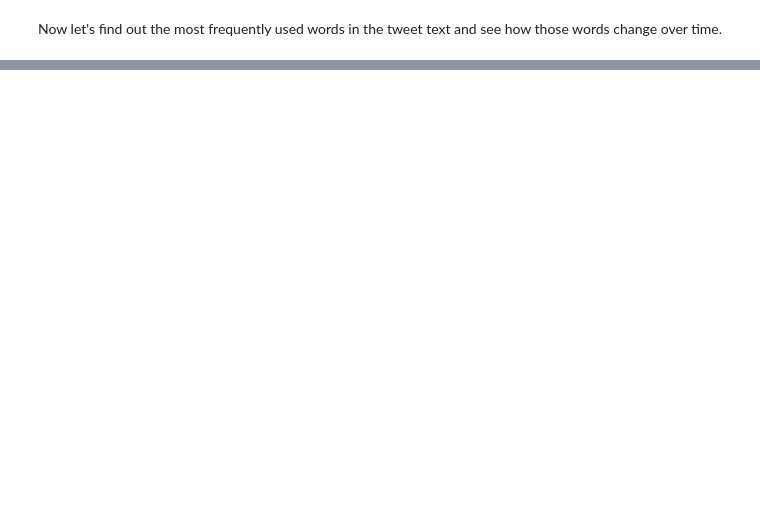
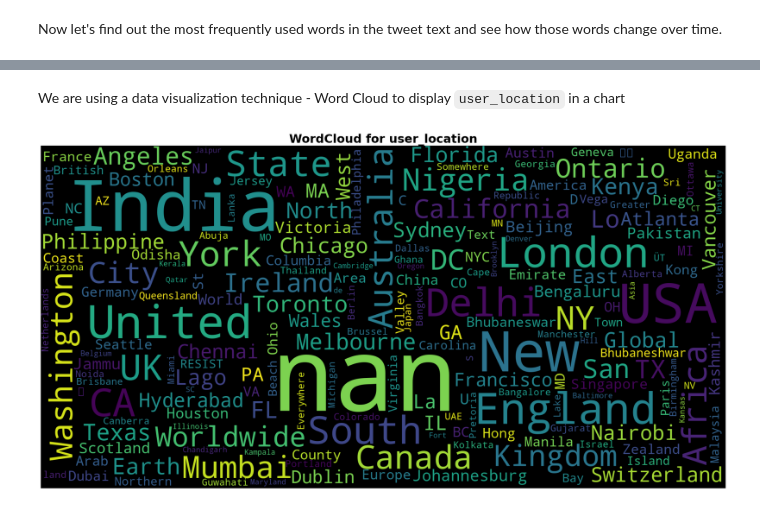
Before and after one commit to ZeroFuture/COVID-19-Tweets-Analysis, a Jupyter notebook: Final Project.ipynb, the cells around one changed output, grey strips where cells are left out. Cells and saved outputs as stored; diff of their text form; code cells hidden in the pictures; blank space fills up the shorter version.

```diff
--- a/Final Project.ipynb
+++ b/Final Project.ipynb
@@ -291,0 +340,19 @@ fig.show()
+# %% [markdown]
+We are using a data visualization technique - Word Cloud to display `user_location` in a chart
+# %%
+from wordcloud import WordCloud, STOPWORDS
+def wordcloud(string,title,color):
+    wc = WordCloud(background_color=color, width=2000,height=1000,mask=None,random_state=1,
+                   max_font_size=300,stopwords=stop_words,collocations=False).generate(string)
+    fig=plt.figure(figsize=(40,16))
+    plt.axis('off')
+    plt.title('WordCloud for user_location',weight='bold', size=30)
+    plt.imshow(wc)
+# %%
+# removes the most common stopwords
+stop_words=set(STOPWORDS)
+location_string = " ".join(covid_tweets_data['user_location'].astype('str'))
+# %%
+wordcloud(location_string,'location','black')
+# %% [output]
+[figure, added]
```
Also changed, not shown: parts of 14 cells of this notebook.
